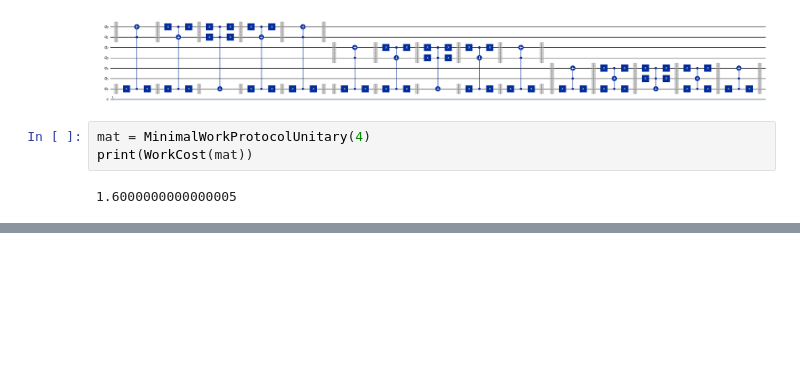
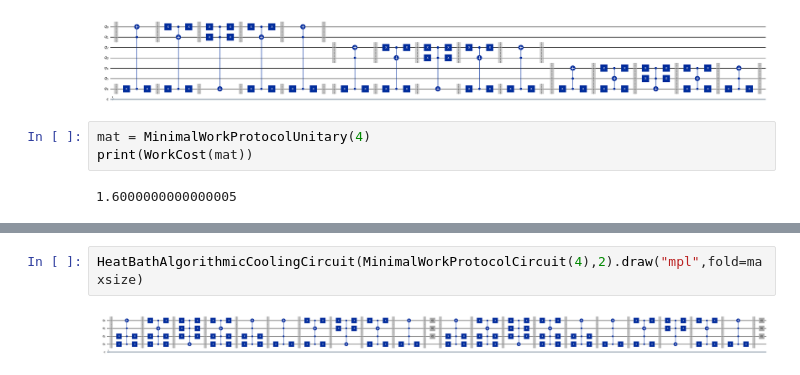
Before and after one commit to GiulianoWasHere/QuL, a Jupyter notebook: WorkSoFar.ipynb, the cells around one changed output, grey strips where cells are left out. Saved outputs shown, nothing was run; the diff lists cells and outputs as text; blank space fills up the shorter version.

Commit message:
HBA Circuit

```diff
--- a/WorkSoFar.ipynb
+++ b/WorkSoFar.ipynb
@@ -193,0 +194,4 @@ NameError: name 'HeatBathAlgorithmicCoolingCircuit' is not defined
+# %%
+HeatBathAlgorithmicCoolingCircuit(MinimalWorkProtocolCircuit(4),2).draw("mpl",fold=maxsize)
+# %% [output]
+[figure, added]
```
Also changed, not shown: parts of 1 cell of this notebook.
